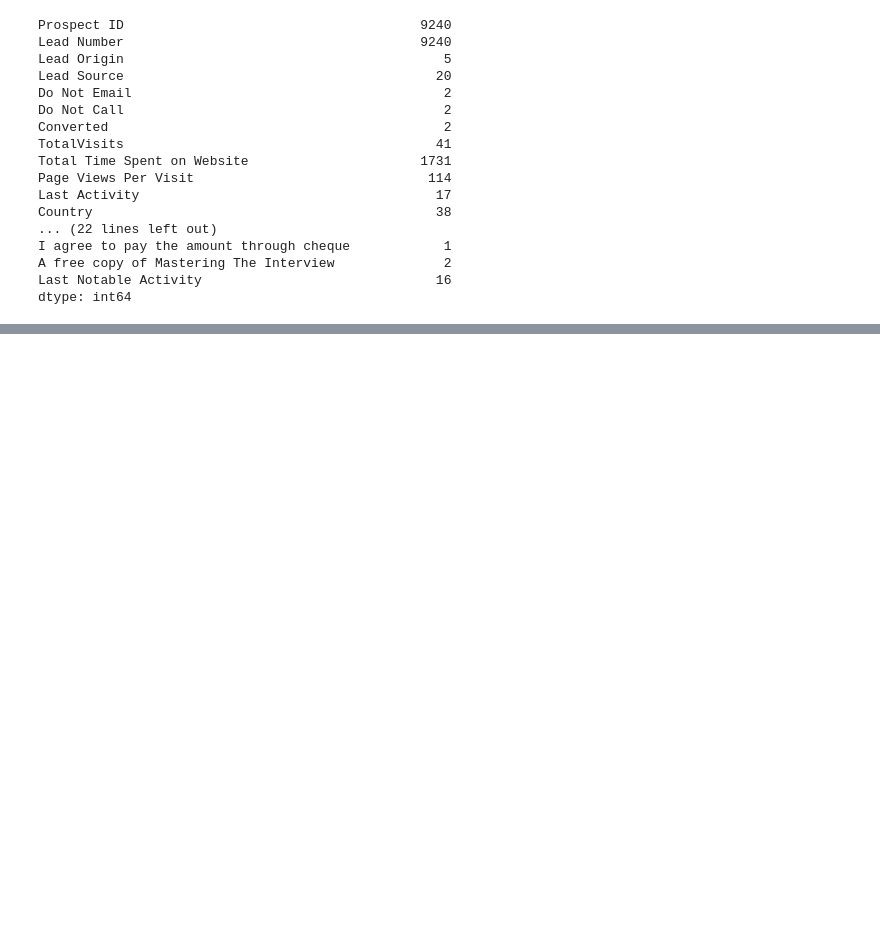
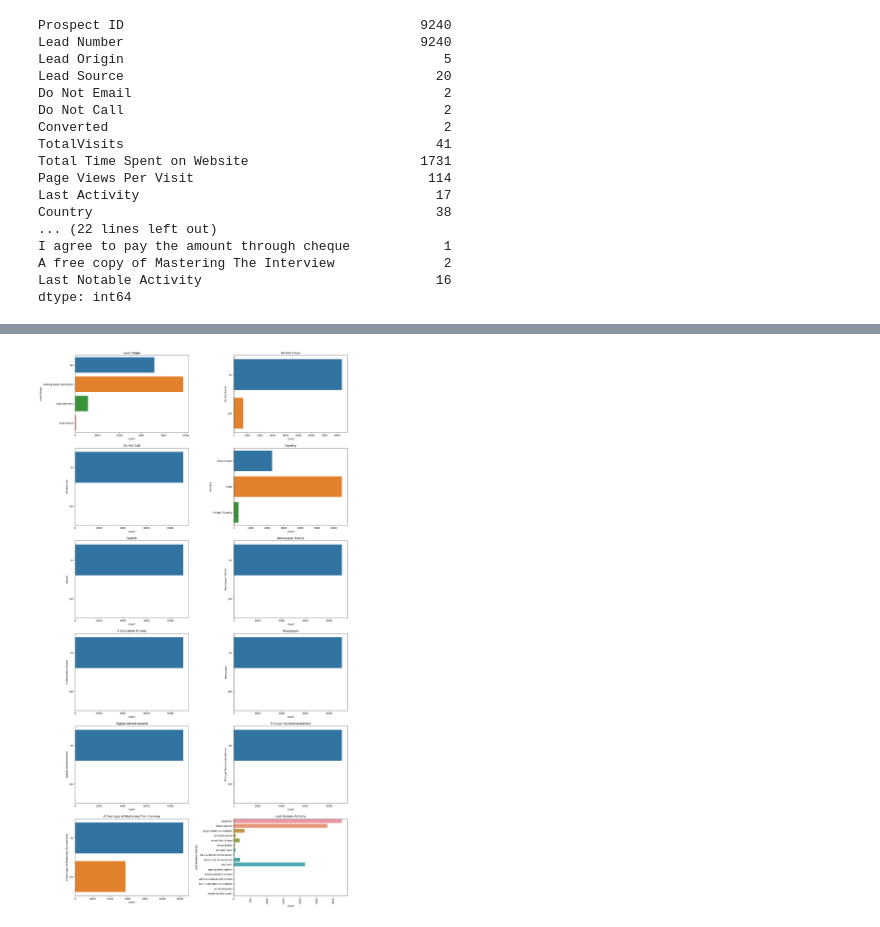
Before and after one commit to shaktisingh25/Lead-Scoring-Case-Study-Group-, a Jupyter notebook: Lead Scoring Code.ipynb, the cells around one changed output, grey strips where cells are left out. Saved outputs shown, nothing was run; the diff lists cells and outputs as text; code cells hidden in the pictures; blank space fills up the shorter version.

Commit message:
Added New Files
These are the completed code files as well as the data file

```diff
--- a/Lead Scoring Code.ipynb
+++ b/Lead Scoring Code.ipynb
@@ -133,0 +160,6 @@ dtype: int64
+# %%
+# Removing having 35% null values
+
+df2 = df1.drop(['Asymmetrique Profile Index','Asymmetrique Activity Index','Asymmetrique Activity Score','Asymmetrique Profile Score','Lead Profile','Tags','Lead Quality','How did you hear about X Education','City','Lead Number'],axis=1)
+
+df2.head()
@@ -133,0 +319,4 @@ dtype: int64
+# %%
+# Removing missing Values
+
+df3 = df2[df2.isnull().sum(axis=1) <1]
@@ -133,0 +345,5 @@ dtype: int64
+# %%
+# Remove ID Columns, because they dont serve any purpose and can be a potential hazard for our data model and we dont need it
+
+df_final = df3.drop('Prospect ID', axis=1)
+df_final.shape
@@ -133,0 +381,4 @@ dtype: int64
+# %%
+# Converting from int64 to object data type
+
+df_final['Converted'] = df_final['Converted'].astype('object')
@@ -133,0 +407,58 @@ dtype: int64
+# %%
+# Plotting the Catagorical Variables in sub-plots
+
+plt.figure(figsize = (20,40))
+
+plt.subplot(6,2,1)
+sns.countplot(y = df_final['Lead Origin'])
+plt.title('Lead Origin')
+
+plt.subplot(6,2,2)
+sns.countplot(y = df_final['Do Not Email'])
+plt.title('Do Not Email')
+
+plt.subplot(6,2,3)
+sns.countplot(y = df_final['Do Not Call'])
+plt.title('Do Not Call')
+
+plt.subplot(6,2,4)
+sns.countplot(y = df_final['Country'])
+plt.title('Country')
+
+plt.subplot(6,2,5)
+sns.countplot(y = df_final['Search'])
+plt.title('Search')
+
+plt.subplot(6,2,6)
+sns.countplot(y = df_final['Newspaper Article'])
+plt.title('Newspaper Article')
+
+plt.subplot(6,2,7)
+sns.countplot(y = df_final['X Education Forums'])
+plt.title('X Education Forums')
+
+plt.subplot(6,2,8)
+sns.countplot(y = df_final['Newspaper'])
+plt.title('Newspaper')
+
+plt.subplot(6,2,9)
+sns.countplot(y = df_final['Digital Advertisement'])
+plt.title('Digital Advertisement')
+
+plt.subplot(6,2,10)
+sns.countplot(y = df_final['Through Recommendations'])
+plt.title('Through Recommendations')
+
+plt.subplot(6,2,11)
+sns.countplot(y = df_final['A free copy of Mastering The Interview'])
+plt.title('A free copy of Mastering The Interview')
+
+plt.subplot(6,2,12)
+sns.countplot(y = df_final['Last Notable Activity']).tick_params(axis='x', rotation = 90)
+plt.title('Last Notable Activity')
+
+plt.subplots_adjust(wspace=0.4)
+
+plt.show()
+# %% [output]
+[figure, added]
```
Also changed, not shown: parts of 150 cells of this notebook, 2 other files.
